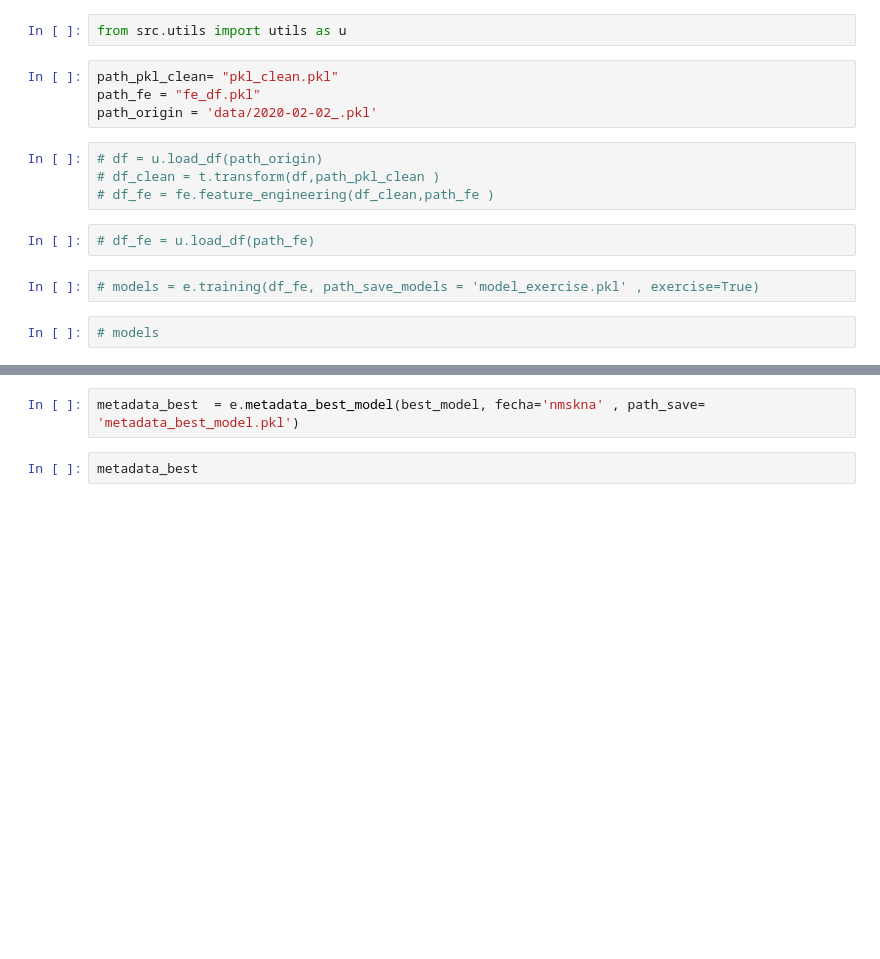
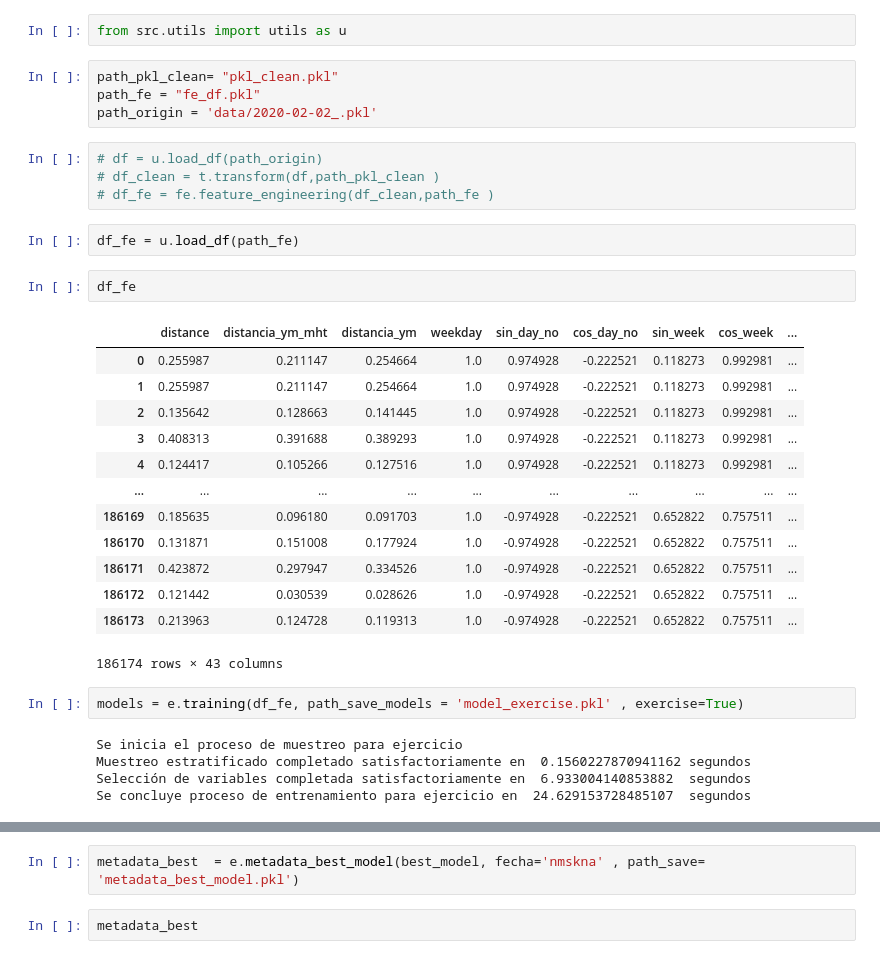
Before and after one commit to Acturio/DPA-Project, a Jupyter notebook: Validaciones.ipynb, the cells around one changed output, grey strips where cells are left out. Saved outputs shown, nothing was run; the diff lists cells and outputs as text; blank space fills up the shorter version.

```diff
--- a/Validaciones.ipynb
+++ b/Validaciones.ipynb
@@ -13,8 +13,27 @@ path_origin = 'data/2020-02-02_.pkl'
 # df_clean = t.transform(df,path_pkl_clean )
 # df_fe = fe.feature_engineering(df_clean,path_fe )
 # %%
-# df_fe = u.load_df(path_fe)
+df_fe = u.load_df(path_fe)
+# %%
+df_fe
+# %% [output]
+|  | distance | distancia_ym_mht | distancia_ym | weekday | sin_day_no | cos_day_no | sin_week | cos_week | ... |
+| 0 | 0.255987 | 0.211147 | 0.254664 | 1.0 | 0.974928 | -0.222521 | 0.118273 | 0.992981 | ... |
+| 1 | 0.255987 | 0.211147 | 0.254664 | 1.0 | 0.974928 | -0.222521 | 0.118273 | 0.992981 | ... |
+| 2 | 0.135642 | 0.128663 | 0.141445 | 1.0 | 0.974928 | -0.222521 | 0.118273 | 0.992981 | ... |
+| 3 | 0.408313 | 0.391688 | 0.389293 | 1.0 | 0.974928 | -0.222521 | 0.118273 | 0.992981 | ... |
+| 4 | 0.124417 | 0.105266 | 0.127516 | 1.0 | 0.974928 | -0.222521 | 0.118273 | 0.992981 | ... |
+| ... | ... | ... | ... | ... | ... | ... | ... | ... | ... |
+| 186169 | 0.185635 | 0.096180 | 0.091703 | 1.0 | -0.974928 | -0.222521 | 0.652822 | 0.757511 | ... |
+| 186170 | 0.131871 | 0.151008 | 0.177924 | 1.0 | -0.974928 | -0.222521 | 0.652822 | 0.757511 | ... |
+| 186171 | 0.423872 | 0.297947 | 0.334526 | 1.0 | -0.974928 | -0.222521 | 0.652822 | 0.757511 | ... |
+| 186172 | 0.121442 | 0.030539 | 0.028626 | 1.0 | -0.974928 | -0.222521 | 0.652822 | 0.757511 | ... |
+| 186173 | 0.213963 | 0.124728 | 0.119313 | 1.0 | -0.974928 | -0.222521 | 0.652822 | 0.757511 | ... |
+186174 rows × 43 columns
 # %%
-# models = e.training(df_fe, path_save_models = 'model_exercise.pkl' , exercise=True)
+models = e.training(df_fe, path_save_models = 'model_exercise.pkl' , exercise=True)
+# %% [output]
+Se inicia el proceso de muestreo para ejercicio
+Muestreo estratificado completado satisfactoriamente en  0.1560227870941162 segundos
+Selección de variables completada satisfactoriamente en  6.933004140853882  segundos
+Se concluye proceso de entrenamiento para ejercicio en  24.629153728485107  segundos
-# %%
-# models
```
Also changed, not shown: parts of 8 cells of this notebook.
